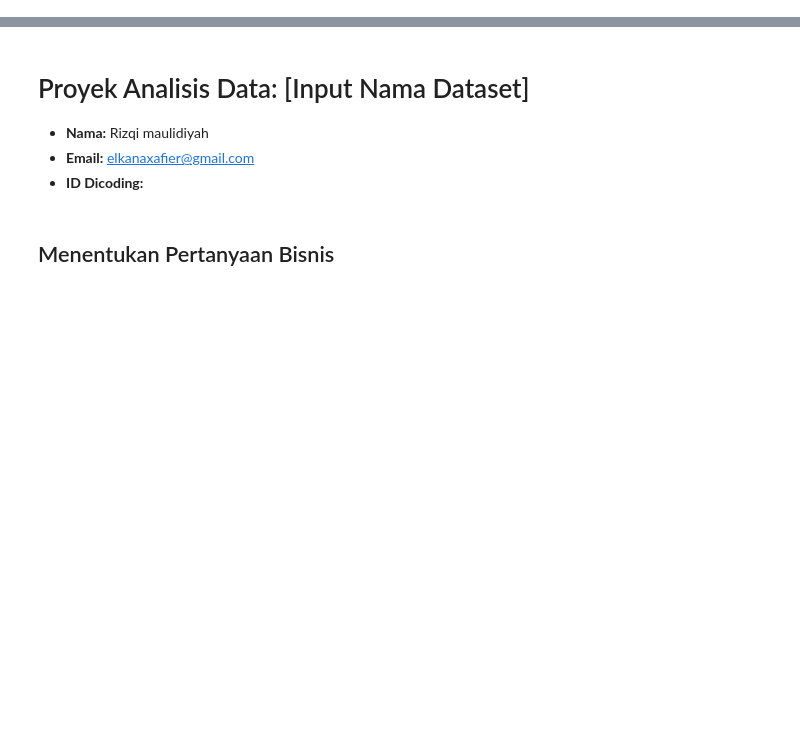
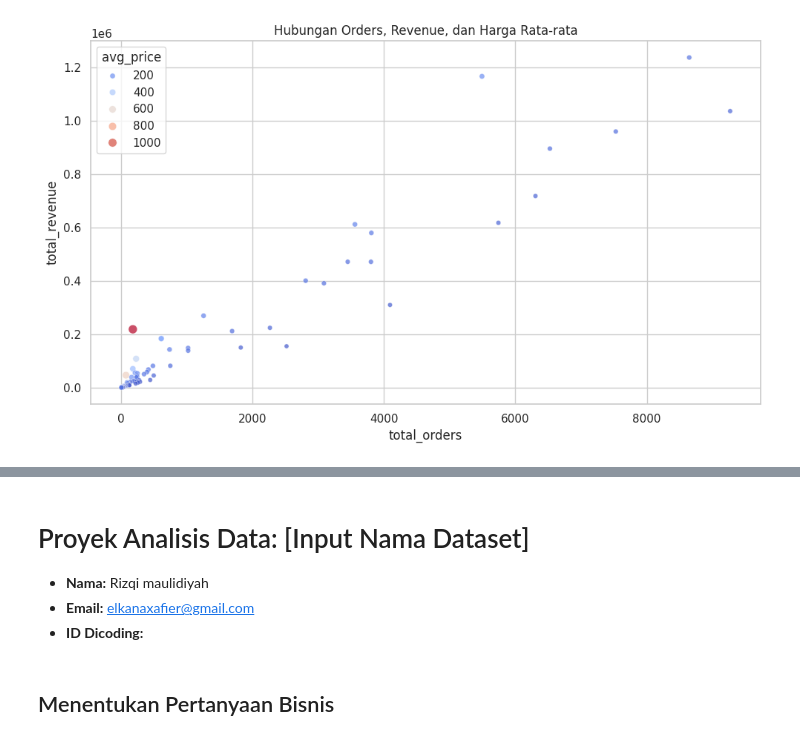
Before and after one commit to xafiertect/E-Commerce-Public, a Jupyter notebook: Proyek_Analisis_Data.ipynb, the cells around one changed output, grey strips where cells are left out. Cells and saved outputs as stored; diff of their text form; code cells hidden in the pictures; blank space fills up the shorter version.

```diff
--- a/Proyek_Analisis_Data.ipynb
+++ b/Proyek_Analisis_Data.ipynb
@@ -0,0 +324,18 @@
+# %%
+plt.figure(figsize=(10,6))
+
+sns.scatterplot(
+    data=revenue_by_category,
+    x='total_orders',
+    y='total_revenue',
+    size='avg_price',
+    hue='avg_price',
+    palette='coolwarm',
+    alpha=0.7
+)
+
+plt.title('Hubungan Orders, Revenue, dan Harga Rata-rata')
+plt.tight_layout()
+plt.show()
+# %% [output]
+[figure, added]
```
Also changed, not shown: parts of 50 cells of this notebook, 2 other files.
